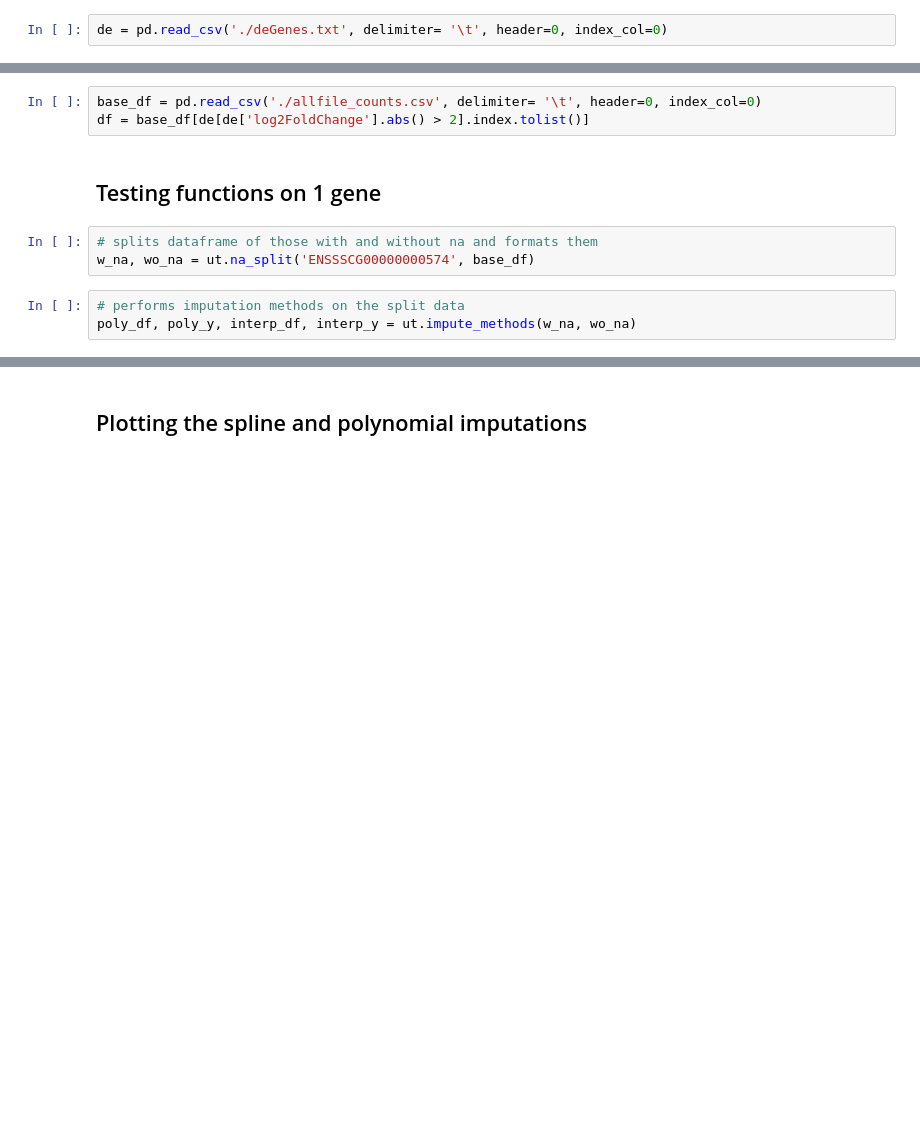
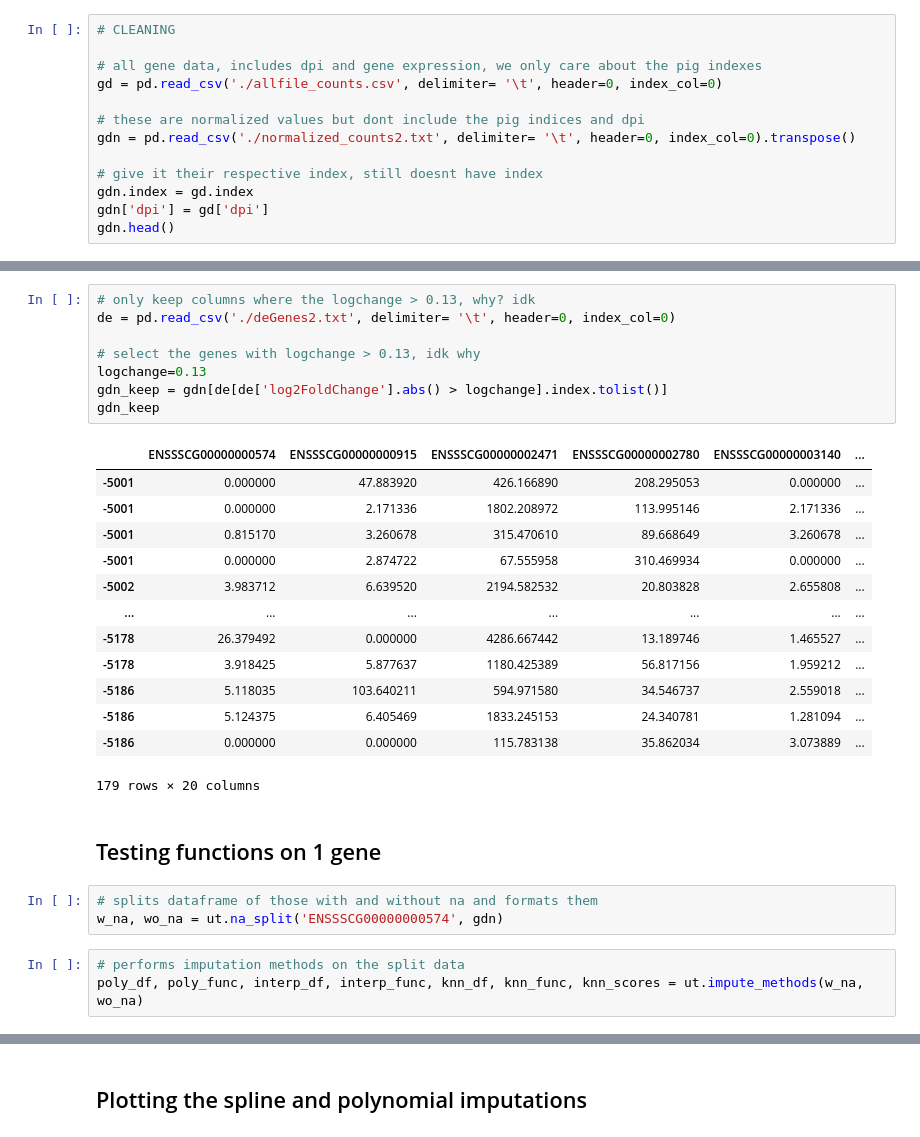
Before and after one commit to kristoffhernan/Pig-PRRSV-Infection-Prediction, a Jupyter notebook: imputing.ipynb, the cells around one changed output, grey strips where cells are left out. Drawn from its saved outputs; the diff is of its cells as text; blank space fills up the shorter version.

```diff
--- a/imputing.ipynb
+++ b/imputing.ipynb
@@ -11,3 +13,14 @@ from scipy.interpolate import make_lsq_spline, splprep, splev
 # import pylab
 # %%
-de = pd.read_csv('./deGenes.txt', delimiter= '\t', header=0, index_col=0)
+# CLEANING
+
+# all gene data, includes dpi and gene expression, we only care about the pig indexes
+gd = pd.read_csv('./allfile_counts.csv', delimiter= '\t', header=0, index_col=0)
+
+# these are normalized values but dont include the pig indices and dpi
+gdn = pd.read_csv('./normalized_counts2.txt', delimiter= '\t', header=0, index_col=0).transpose()
+
+# give it their respective index, still doesnt have index
+gdn.index = gd.index
+gdn['dpi'] = gd['dpi']
+gdn.head()
@@ -14,11 +35,30 @@ de = pd.read_csv('./deGenes.txt', delimiter= '\t', header=0, index_col=0)
-# %%
-base_df = pd.read_csv('./allfile_counts.csv', delimiter= '\t', header=0, index_col=0)
-df = base_df[de[de['log2FoldChange'].abs() > 2].index.tolist()]
+# %%
+# only keep columns where the logchange > 0.13, why? idk
+de = pd.read_csv('./deGenes2.txt', delimiter= '\t', header=0, index_col=0)
+
+# select the genes with logchange > 0.13, idk why
+logchange=0.13
+gdn_keep = gdn[de[de['log2FoldChange'].abs() > logchange].index.tolist()]
+gdn_keep
+# %% [output]
+|  | ENSSSCG00000000574 | ENSSSCG00000000915 | ENSSSCG00000002471 | ENSSSCG00000002780 | ENSSSCG00000003140 | ... |
+| -5001 | 0.000000 | 47.883920 | 426.166890 | 208.295053 | 0.000000 | ... |
+| -5001 | 0.000000 | 2.171336 | 1802.208972 | 113.995146 | 2.171336 | ... |
+| -5001 | 0.815170 | 3.260678 | 315.470610 | 89.668649 | 3.260678 | ... |
+| -5001 | 0.000000 | 2.874722 | 67.555958 | 310.469934 | 0.000000 | ... |
+| -5002 | 3.983712 | 6.639520 | 2194.582532 | 20.803828 | 2.655808 | ... |
+| ... | ... | ... | ... | ... | ... | ... |
+| -5178 | 26.379492 | 0.000000 | 4286.667442 | 13.189746 | 1.465527 | ... |
+| -5178 | 3.918425 | 5.877637 | 1180.425389 | 56.817156 | 1.959212 | ... |
+| -5186 | 5.118035 | 103.640211 | 594.971580 | 34.546737 | 2.559018 | ... |
+| -5186 | 5.124375 | 6.405469 | 1833.245153 | 24.340781 | 1.281094 | ... |
+| -5186 | 0.000000 | 0.000000 | 115.783138 | 35.862034 | 3.073889 | ... |
+179 rows × 20 columns
 # %% [markdown]
 ## Testing functions on 1 gene
 # %%
 # splits dataframe of those with and without na and formats them
-w_na, wo_na = ut.na_split('ENSSSCG00000000574', base_df)
+w_na, wo_na = ut.na_split('ENSSSCG00000000574', gdn)
 # %%
 # performs imputation methods on the split data
-poly_df, poly_y, interp_df, interp_y = ut.impute_methods(w_na, wo_na)
+poly_df, poly_func, interp_df, interp_func, knn_df, knn_func, knn_scores = ut.impute_methods(w_na, wo_na)
```
Also changed, not shown: parts of 6 cells of this notebook, 2 other files.
